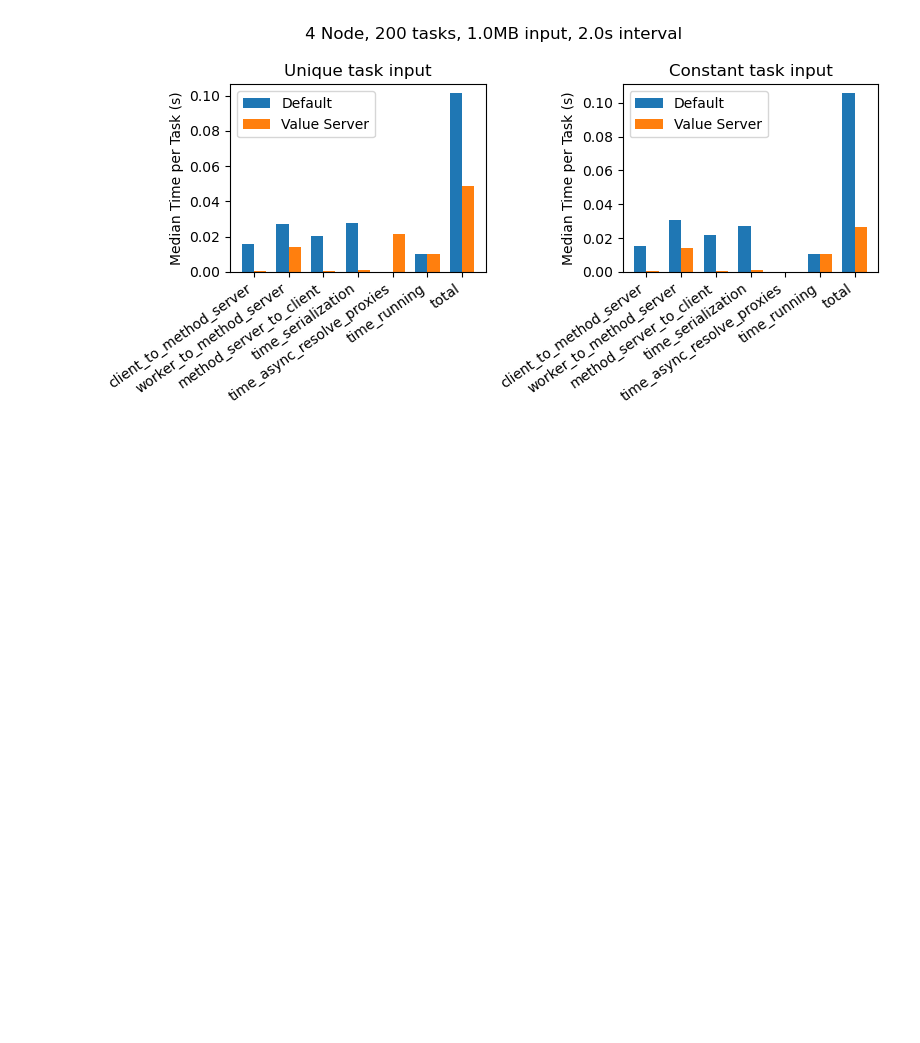
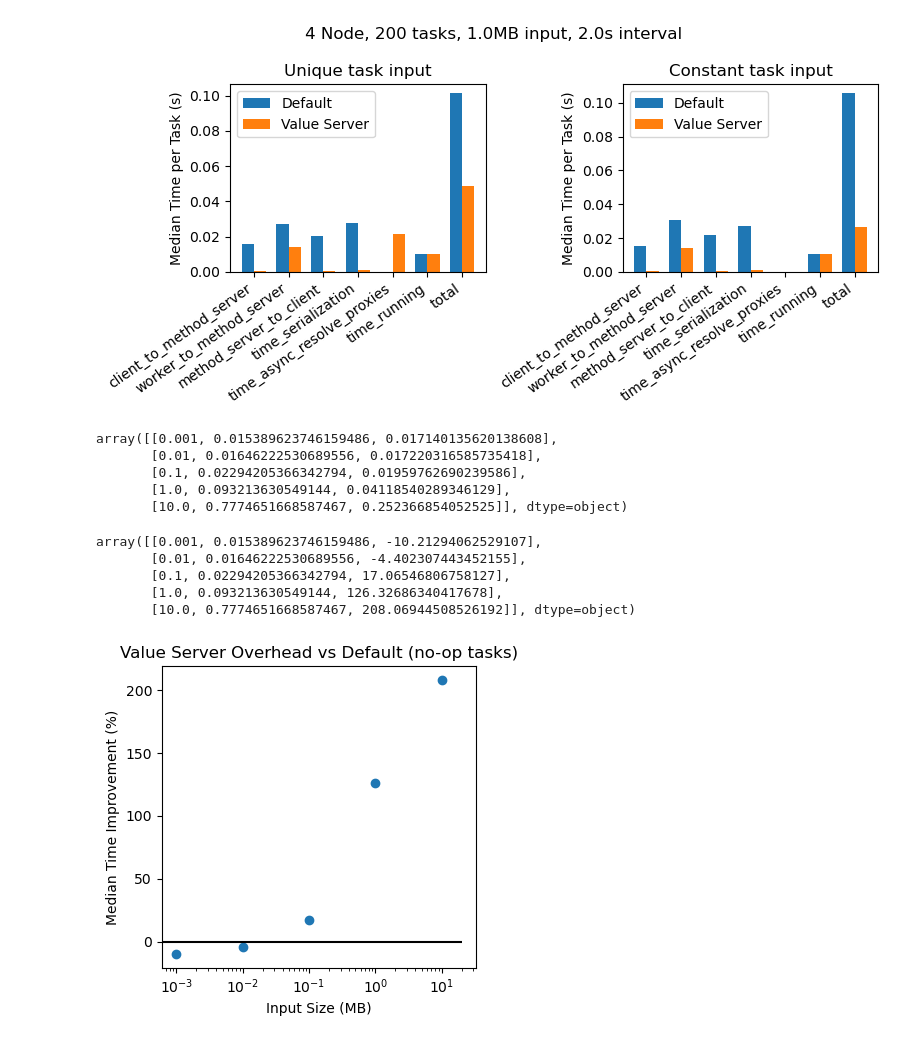
Before and after one commit to exalearn/colmena, a Jupyter notebook: demo_apps/synthetic-data/performance.ipynb, the cells around one changed output. Cells and saved outputs as stored; diff of their text form; code cells hidden in the pictures; blank space fills up the shorter version.

```diff
--- a/demo_apps/synthetic-data/performance.ipynb
+++ b/demo_apps/synthetic-data/performance.ipynb
@@ -246,3 +246,44 @@ plt.show()
 | 3 | runs/1MBx200_1s_4node/2021-02-24_... | False | True | 200 | 1 | 2 | 0 | ... |
 4 rows × 26 columns
 [figure]
+# %%
+rundir = 'runs/variable_input'
+run_paths = list(map(str, Path(rundir).rglob('*runtime.log')))
+results = aggregate_runs(run_paths)
+results['total'] = results[cols].sum(axis=1)
+
+default = results.loc[results['value_server'] == False][['task_input_size', 'total']].to_numpy()
+value_server = results.loc[results['value_server'] == True][['task_input_size', 'total']].to_numpy()
+
+default.sort(axis=0)
+value_server.sort(axis=0)
+
+results = np.append(default, np.reshape(value_server[:, 1], (-1, 1)), axis=1)
+display(results)
+
+results[:, 2] = 100 * (results[:, 1] - results[:, 2]) / results[:, 2]
+display(results)
+
+fig, ax = plt.subplots(1, 1, figsize=(4,4), dpi= 100)
+
+ax.scatter(results[:, 0], results[:, 2])
+ax.hlines(0, 0, 20, color='black')
+
+plt.setp(ax, ylabel='Median Time Improvement (%)')
+ax.set_xscale('log')
+ax.set_title('Value Server Overhead vs Default (no-op tasks)')
+ax.set_xlabel('Input Size (MB)')
+fig.tight_layout()
+plt.show()
+# %% [output]
+array([[0.001, 0.015389623746159486, 0.017140135620138608],
+       [0.01, 0.01646222530689556, 0.017220316585735418],
+       [0.1, 0.02294205366342794, 0.01959762690239586],
+       [1.0, 0.093213630549144, 0.04118540289346129],
+       [10.0, 0.7774651668587467, 0.252366854052525]], dtype=object)
+array([[0.001, 0.015389623746159486, -10.21294062529107],
+       [0.01, 0.01646222530689556, -4.402307443452155],
+       [0.1, 0.02294205366342794, 17.06546806758127],
+       [1.0, 0.093213630549144, 126.32686340417678],
+       [10.0, 0.7774651668587467, 208.06944508526192]], dtype=object)
+[figure, added]
```
Also changed, not shown: parts of 2 cells of this notebook.
